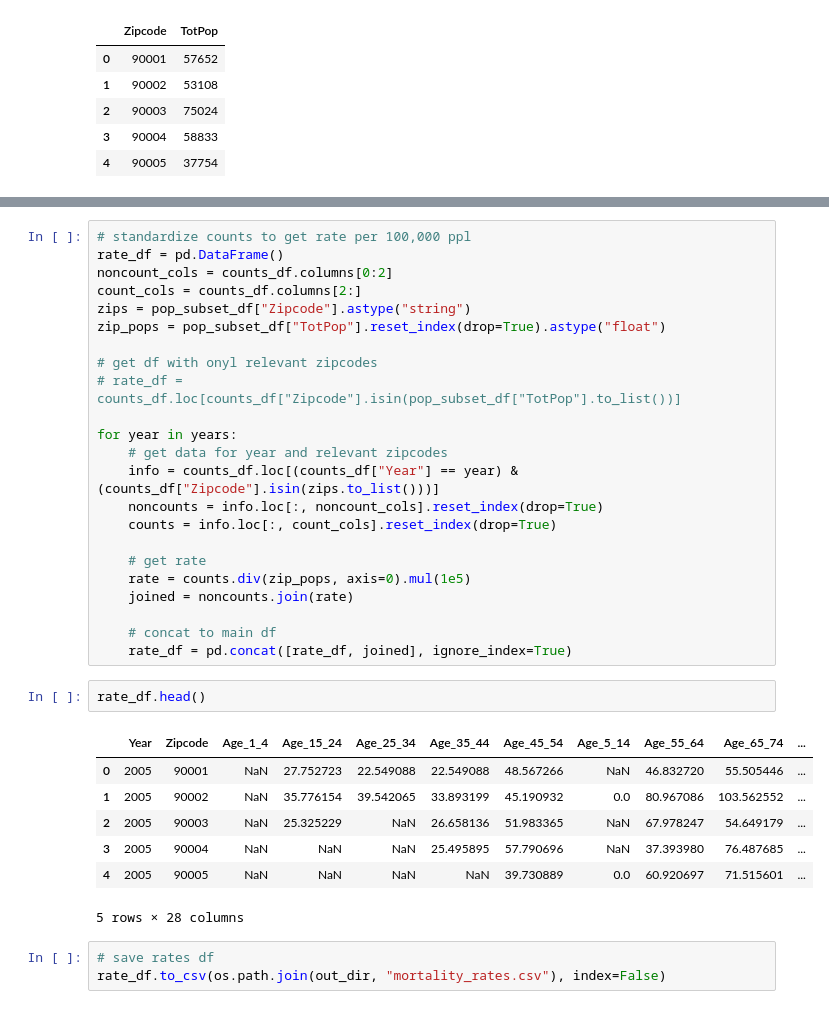
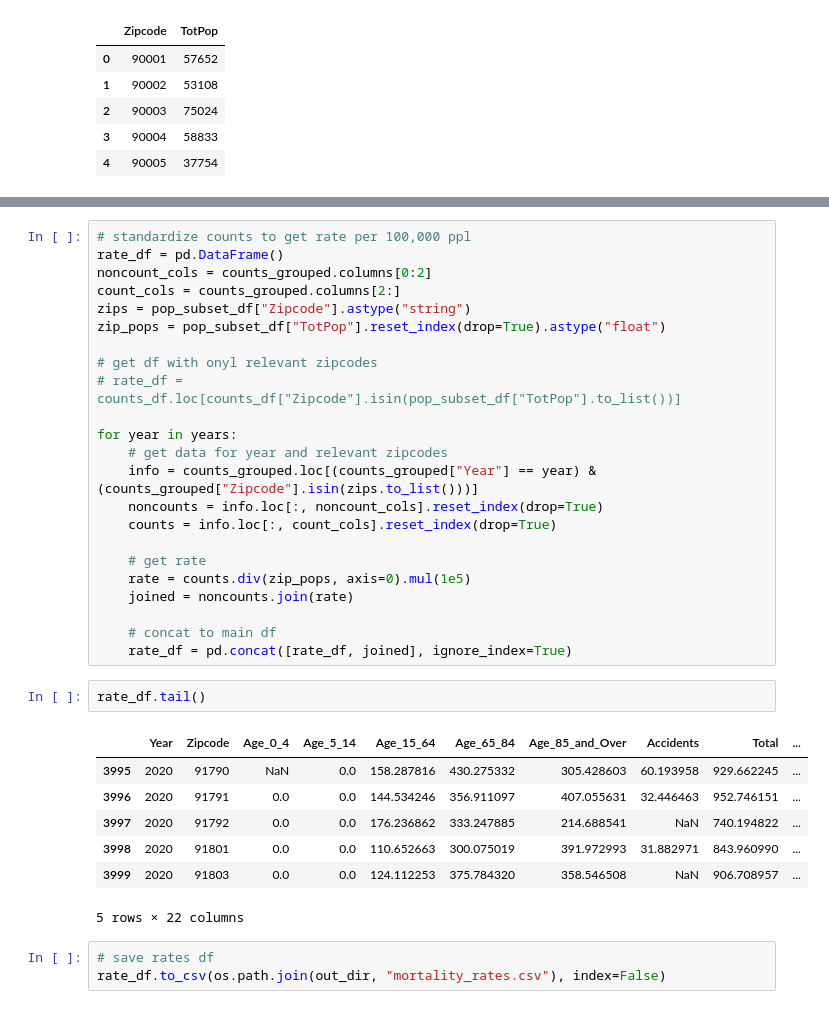
Before and after one commit to weikaylee/surf24_draft, a Jupyter notebook: analysis/scripts/mortality_health_data.ipynb, the cells around one changed output, grey strips where cells are left out. Saved outputs shown, nothing was run; the diff lists cells and outputs as text.

Commit message:
update rates

```diff
--- a/analysis/scripts/mortality_health_data.ipynb
+++ b/analysis/scripts/mortality_health_data.ipynb
@@ -232,8 +222,8 @@ counts_copy.head()
 # %%
 # standardize counts to get rate per 100,000 ppl
 rate_df = pd.DataFrame()
-noncount_cols = counts_df.columns[0:2]
-count_cols = counts_df.columns[2:]
+noncount_cols = counts_grouped.columns[0:2]
+count_cols = counts_grouped.columns[2:]
 zips = pop_subset_df["Zipcode"].astype("string")
 zip_pops = pop_subset_df["TotPop"].reset_index(drop=True).astype("float")
 
@@ -242,7 +232,7 @@ zip_pops = pop_subset_df["TotPop"].reset_index(drop=True).astype("float")
 
 for year in years:
     # get data for year and relevant zipcodes
-    info = counts_df.loc[(counts_df["Year"] == year) & (counts_df["Zipcode"].isin(zips.to_list()))]
+    info = counts_grouped.loc[(counts_grouped["Year"] == year) & (counts_grouped["Zipcode"].isin(zips.to_list()))]
     noncounts = info.loc[:, noncount_cols].reset_index(drop=True)
     counts = info.loc[:, count_cols].reset_index(drop=True)
 
@@ -253,15 +243,15 @@ for year in years:
     # concat to main df
     rate_df = pd.concat([rate_df, joined], ignore_index=True)
 # %%
-rate_df.head()
+rate_df.tail()
 # %% [output]
-|  | Year | Zipcode | Age_1_4 | Age_15_24 | Age_25_34 | Age_35_44 | Age_45_54 | Age_5_14 | Age_55_64 | Age_65_74 | ... |
-| 0 | 2005 | 90001 | NaN | 27.752723 | 22.549088 | 22.549088 | 48.567266 | NaN | 46.832720 | 55.505446 | ... |
-| 1 | 2005 | 90002 | NaN | 35.776154 | 39.542065 | 33.893199 | 45.190932 | 0.0 | 80.967086 | 103.562552 | ... |
-| 2 | 2005 | 90003 | NaN | 25.325229 | NaN | 26.658136 | 51.983365 | NaN | 67.978247 | 54.649179 | ... |
-| 3 | 2005 | 90004 | NaN | NaN | NaN | 25.495895 | 57.790696 | NaN | 37.393980 | 76.487685 | ... |
-| 4 | 2005 | 90005 | NaN | NaN | NaN | NaN | 39.730889 | 0.0 | 60.920697 | 71.515601 | ... |
+|  | Year | Zipcode | Age_0_4 | Age_5_14 | Age_15_64 | Age_65_84 | Age_85_and_Over | Accidents | Total | ... |
+| 3995 | 2020 | 91790 | NaN | 0.0 | 158.287816 | 430.275332 | 305.428603 | 60.193958 | 929.662245 | ... |
+| 3996 | 2020 | 91791 | 0.0 | 0.0 | 144.534246 | 356.911097 | 407.055631 | 32.446463 | 952.746151 | ... |
+| 3997 | 2020 | 91792 | 0.0 | 0.0 | 176.236862 | 333.247885 | 214.688541 | NaN | 740.194822 | ... |
+| 3998 | 2020 | 91801 | 0.0 | 0.0 | 110.652663 | 300.075019 | 391.972993 | 31.882971 | 843.960990 | ... |
+| 3999 | 2020 | 91803 | 0.0 | 0.0 | 124.112253 | 375.784320 | 358.546508 | NaN | 906.708957 | ... |
-5 rows × 28 columns
+5 rows × 22 columns
 # %%
 # save rates df
 rate_df.to_csv(os.path.join(out_dir, "mortality_rates.csv"), index=False)
```
Also changed, not shown: parts of 1 cell of this notebook.
